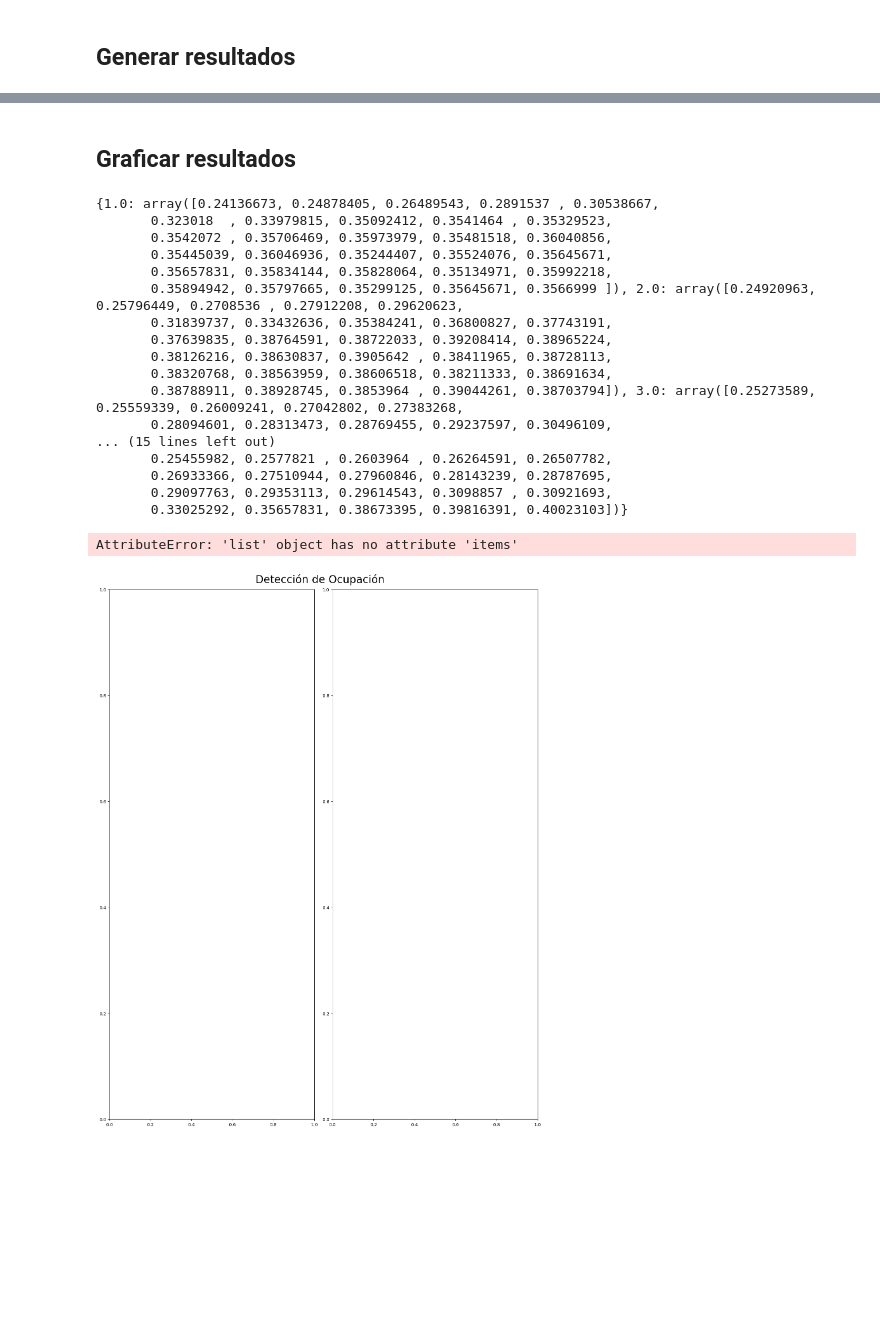
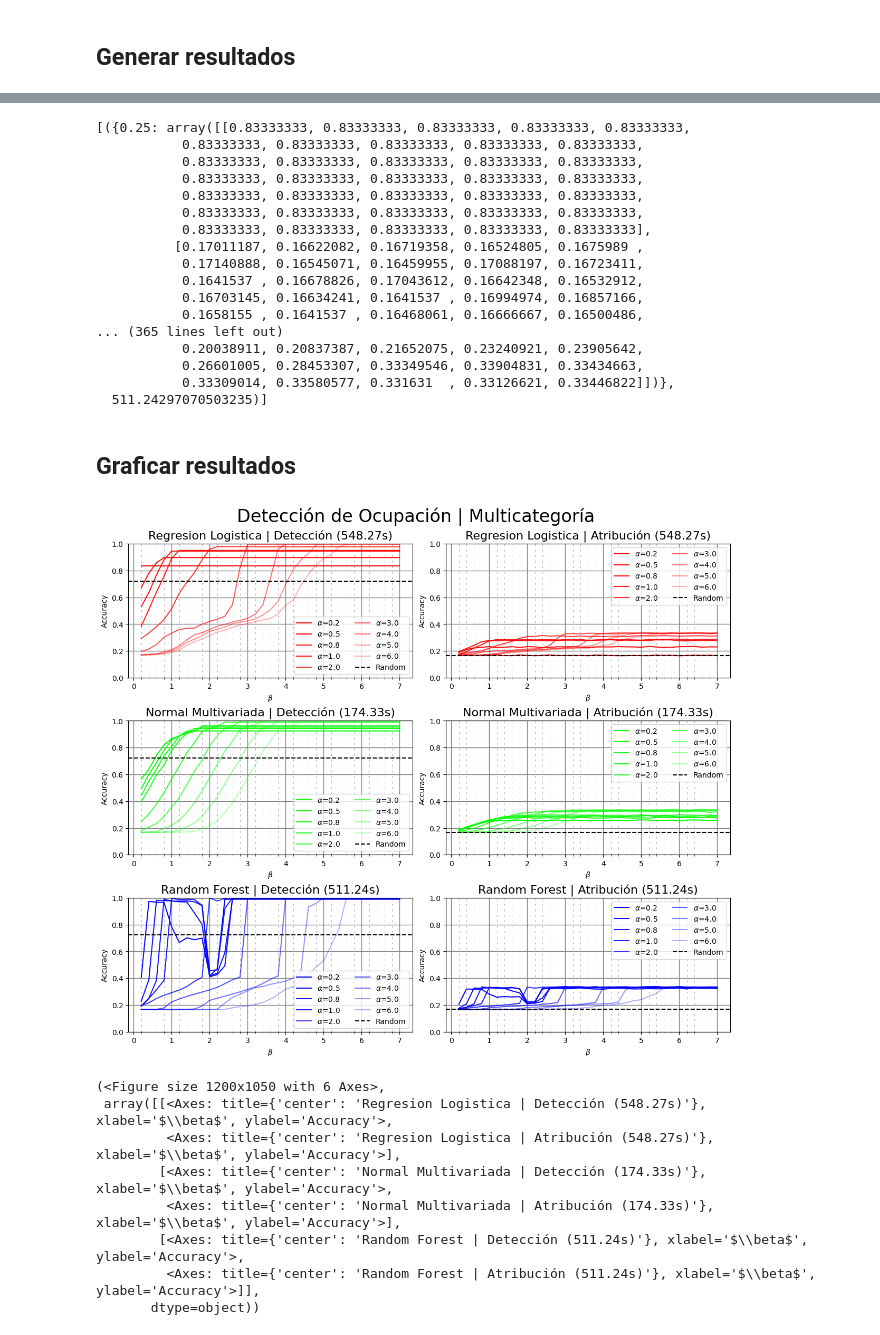
Before and after one commit to LautaroLasorsa/CONAIISI-2024, a Jupyter notebook: Informe.ipynb, the cells around one changed output, grey strips where cells are left out. Drawn from its saved outputs; the diff is of its cells as text; code cells hidden in the pictures; blank space fills up the shorter version.

```diff
--- a/Informe.ipynb
+++ b/Informe.ipynb
@@ -418,15 +469,16 @@ def Evaluacion_Global_Multicategoria(Xs_train, Xs_cv, Modelos, alfas, betas, rat
         resultados = Evaluar_Multicategoria(Xs_train, Xs_cv, Modelo, alfas, betas, ratio = ratio, tqdm_bar = avance)
         t1 = time()
         print(f"Modelo {Modelo.nombre()} en {t1-t0:.2f} segundos")
-        Resultados.append(resultados)
+        Resultados.append((resultados,t1-t0))
     return Resultados
 # %% [markdown]
 ## Generar resultados
 # %%
 Modelos_MC = [
     ModeloRegresionLogisticaMultinomial,
+    ModeloNormalMultivariadaMultinomial,
     ModeloRandomForestMultinomial,
 ]
 
-alfas_mc = np.linspace(0,6,7)[1:]
-betas_mc = np.linspace(0,6,31)[1:]
+alfas_mc = list(np.linspace(0,1,5)[1:-1])+list(np.linspace(0,6,7)[1:])
+betas_mc = np.linspace(0,7,36)[1:]
@@ -432,0 +514,10 @@ betas_mc = np.linspace(0,6,31)[1:]
+# %%
+m_nmv = ModeloNormalMultivariadaMultinomial(ocupacion_train)
+Xs_train, ys_train = Generar_Multicategoria(ocupacion_train, ocupacion_train.std(), 2, len(ocupacion_train.columns))
+m_nmv.entrenar(Xs_train, ys_train)
+yp_train = m_nmv.predecir(Xs_train)
+print(f"train : {np.mean(yp_train == ys_train)} {np.mean((yp_train==0) == (ys_train==0))}")
+for beta in range(1,7,1):
+    Xs_cv, ys_cv = Generar_Multicategoria(ocupacion_cv, ocupacion_train.std(), beta, len(ocupacion_train.columns))
+    yp = m_nmv.predecir(Xs_cv)
+    print(f"beta={beta}, {np.mean(yp == ys_cv)}, {np.mean((yp==0) == (ys_cv==0))},")
@@ -433,5 +532,5 @@ betas_mc = np.linspace(0,6,31)[1:]
 # %%
-Resultados_MC = Evaluacion_Global_Multicategoria(ocupacion_train, ocupacion_cv, Modelos_MC, alfas_mc, betas_mc, ratio = 3)
+Resultados_MC = Evaluacion_Global_Multicategoria(ocupacion_train, ocupacion_cv, Modelos_MC, alfas_mc, betas_mc, ratio = 10)
 # %% [output]
 STOP: TOTAL NO. of ITERATIONS REACHED LIMIT.
 
@@ -455,25 +555,25 @@ Modelo Random Forest Multinomial en 116.51 segundos
+# %%
+Resultados_MC
+# %% [output]
+[({0.25: array([[0.83333333, 0.83333333, 0.83333333, 0.83333333, 0.83333333,
+           0.83333333, 0.83333333, 0.83333333, 0.83333333, 0.83333333,
+           0.83333333, 0.83333333, 0.83333333, 0.83333333, 0.83333333,
+           0.83333333, 0.83333333, 0.83333333, 0.83333333, 0.83333333,
+           0.83333333, 0.83333333, 0.83333333, 0.83333333, 0.83333333,
+           0.83333333, 0.83333333, 0.83333333, 0.83333333, 0.83333333,
+           0.83333333, 0.83333333, 0.83333333, 0.83333333, 0.83333333],
+          [0.17011187, 0.16622082, 0.16719358, 0.16524805, 0.1675989 ,
+           0.17140888, 0.16545071, 0.16459955, 0.17088197, 0.16723411,
+           0.1641537 , 0.16678826, 0.17043612, 0.16642348, 0.16532912,
+           0.16703145, 0.16634241, 0.1641537 , 0.16994974, 0.16857166,
+           0.1658155 , 0.1641537 , 0.16468061, 0.16666667, 0.16500486,
+... (365 lines left out)
+           0.20038911, 0.20837387, 0.21652075, 0.23240921, 0.23905642,
+           0.26601005, 0.28453307, 0.33349546, 0.33904831, 0.33434663,
+           0.33309014, 0.33580577, 0.331631  , 0.33126621, 0.33446822]])},
+  511.24297070503235)]
 # %% [markdown]
 ## Graficar resultados
-# %%
-print(Resultados_MC[0][0])
-# %% [output]
-{1.0: array([0.24136673, 0.24878405, 0.26489543, 0.2891537 , 0.30538667,
-       0.323018  , 0.33979815, 0.35092412, 0.3541464 , 0.35329523,
-       0.3542072 , 0.35706469, 0.35973979, 0.35481518, 0.36040856,
-       0.35445039, 0.36046936, 0.35244407, 0.35524076, 0.35645671,
-       0.35657831, 0.35834144, 0.35828064, 0.35134971, 0.35992218,
-       0.35894942, 0.35797665, 0.35299125, 0.35645671, 0.3566999 ]), 2.0: array([0.24920963, 0.25796449, 0.2708536 , 0.27912208, 0.29620623,
-       0.31839737, 0.33432636, 0.35384241, 0.36800827, 0.37743191,
-       0.37639835, 0.38764591, 0.38722033, 0.39208414, 0.38965224,
-       0.38126216, 0.38630837, 0.3905642 , 0.38411965, 0.38728113,
-       0.38320768, 0.38563959, 0.38606518, 0.38211333, 0.38691634,
-       0.38788911, 0.38928745, 0.3853964 , 0.39044261, 0.38703794]), 3.0: array([0.25273589, 0.25559339, 0.26009241, 0.27042802, 0.27383268,
-       0.28094601, 0.28313473, 0.28769455, 0.29237597, 0.30496109,
-... (15 lines left out)
-       0.25455982, 0.2577821 , 0.2603964 , 0.26264591, 0.26507782,
-       0.26933366, 0.27510944, 0.27960846, 0.28143239, 0.28787695,
-       0.29097763, 0.29353113, 0.29614543, 0.3098857 , 0.30921693,
-       0.33025292, 0.35657831, 0.38673395, 0.39816391, 0.40023103])}
 # %%
 def Graficar_Multicategoria(Nombre, Resultados, Modelos, Xs_train, alfas, betas, colores):
     n_columnas = len(Xs_train.columns)
@@ -497,9 +623,16 @@ def Graficar_Multicategoria(Nombre, Resultados, Modelos, Xs_train, alfas, betas,
     plt.show()
     return (fig,axs)
 # %%
-Graficar_Multicategoria("Detección de Ocupación",
+Graficar_Multicategoria("Detección de Ocupación | Multicategoría",
          Resultados_MC, Modelos_MC, ocupacion_train,
-         alfas_mc, betas_mc, [(1,0,0), (0,1,0)])
+         alfas_mc, betas_mc, [(1,0,0), (0,1,0),(0,0,1)])
 # %% [output]
+[figure, new version]
-AttributeError: 'list' object has no attribute 'items'
+(<Figure size 1200x1050 with 6 Axes>,
+ array([[<Axes: title={'center': 'Regresion Logistica | Detección (548.27s)'}, xlabel='$\\beta$', ylabel='Accuracy'>,
+         <Axes: title={'center': 'Regresion Logistica | Atribución (548.27s)'}, xlabel='$\\beta$', ylabel='Accuracy'>],
+        [<Axes: title={'center': 'Normal Multivariada | Detección (174.33s)'}, xlabel='$\\beta$', ylabel='Accuracy'>,
+         <Axes: title={'center': 'Normal Multivariada | Atribución (174.33s)'}, xlabel='$\\beta$', ylabel='Accuracy'>],
+        [<Axes: title={'center': 'Random Forest | Detección (511.24s)'}, xlabel='$\\beta$', ylabel='Accuracy'>,
+         <Axes: title={'center': 'Random Forest | Atribución (511.24s)'}, xlabel='$\\beta$', ylabel='Accuracy'>]],
+       dtype=object))
-[figure, old version]
```
Also changed, not shown: parts of 31 cells of this notebook, 1 other file.
